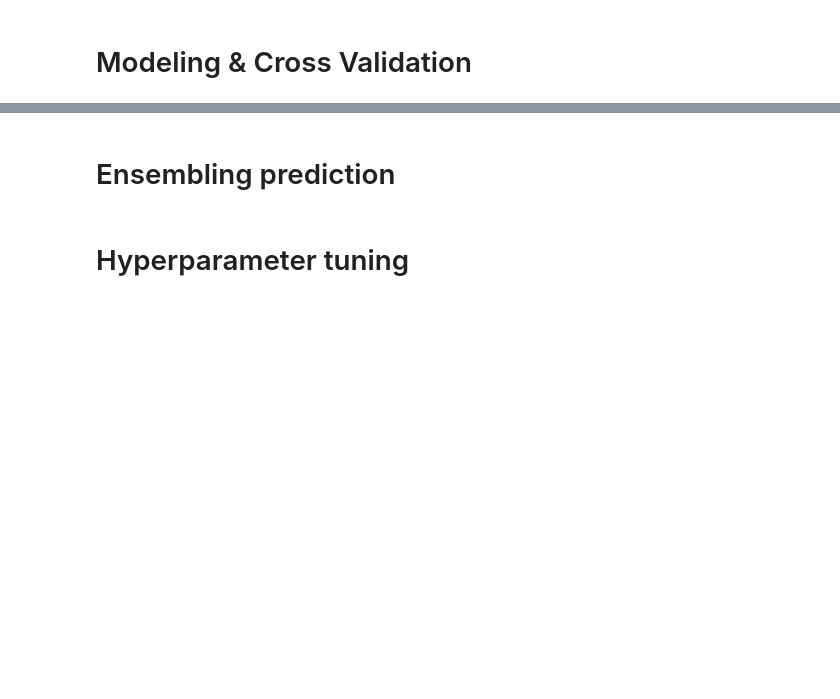
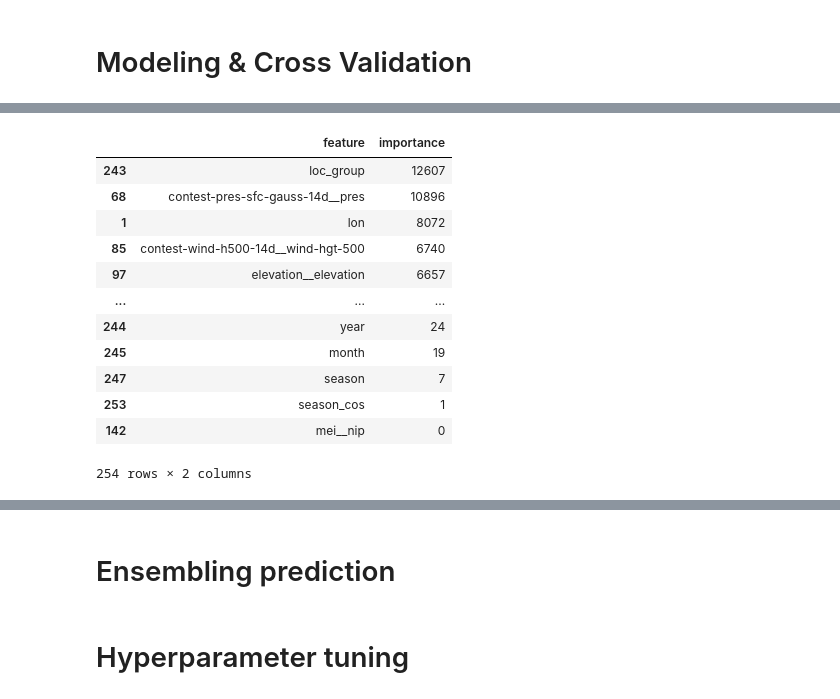
Before and after one commit to ngochafromdn/WiDS-2023, a Jupyter notebook: Final_WiDS.ipynb, the cells around one changed output, grey strips where cells are left out. Saved outputs shown, nothing was run; the diff lists cells and outputs as text; code cells hidden in the pictures; blank space fills up the shorter version.

```diff
--- a/Final_WiDS.ipynb
+++ b/Final_WiDS.ipynb
@@ -21,6 +23,6 @@ import gc
 # %%
-train=pd.read_table('/Users/nguyenhoangngocha21/Documents/GitHub//WiDS-2023/train_data.csv', delimiter=',')
-test=pd.read_table('/Users/nguyenhoangngocha21/Documents/GitHub//WiDS-2023/test_data.csv', delimiter=',')
+train=pd.read_table('train_data.csv', delimiter=',')
+test=pd.read_table('test_data.csv', delimiter=',')
 # %%
 train=train.drop('index', axis=1) #drop index column
 test=test.drop('index', axis=1)
@@ -142,7 +144,7 @@ def group_loc(train, test):
 
     return train, test
 # %%
-group_loc(train, test)
+train, test = group_loc(train, test)
 # %% [output]
 514 unique locations
 Locations in train that are not in test
@@ -254,7 +243,7 @@ train.head(10)
 # %%
 #Split x, y
 target = 'contest-tmp2m-14d__tmp2m'
-drop_cols = ['DATE', 'startdate', target, 'week']
+drop_cols = ['DATE', 'startdate', target]
 y = train[target]
 X = train.drop([x for x in drop_cols if x in train.columns], axis=1)
 X_test = test.drop([x for x in drop_cols if x in test.columns], axis=1)
@@ -337,0 +386,12 @@ KeyboardInterrupt:
+# %%
+# Create the LightGBM model object
+reg_lgb = lgb.LGBMRegressor(**params)
+
+# Fit the model to the training data
+reg_lgb.fit(X, y, eval_set=[(X_train, y_train), (X_val, y_val)])
+# Get feature importances
+importance_scores = reg_lgb.feature_importances_
+feature_importances = pd.DataFrame({'feature': X_train.columns, 'importance': importance_scores})
+
+# Sort the features by importance score
+feature_importances = feature_importances.sort_values('importance', ascending=False)
@@ -337,0 +416,16 @@ KeyboardInterrupt:
+# %%
+feature_importances
+# %% [output]
+|  | feature | importance |
+| 243 | loc_group | 12607 |
+| 68 | contest-pres-sfc-gauss-14d__pres | 10896 |
+| 1 | lon | 8072 |
+| 85 | contest-wind-h500-14d__wind-hgt-500 | 6740 |
+| 97 | elevation__elevation | 6657 |
+| ... | ... | ... |
+| 244 | year | 24 |
+| 245 | month | 19 |
+| 247 | season | 7 |
+| 253 | season_cos | 1 |
+| 142 | mei__nip | 0 |
+254 rows × 2 columns
```
Also changed, not shown: parts of 46 cells of this notebook.
